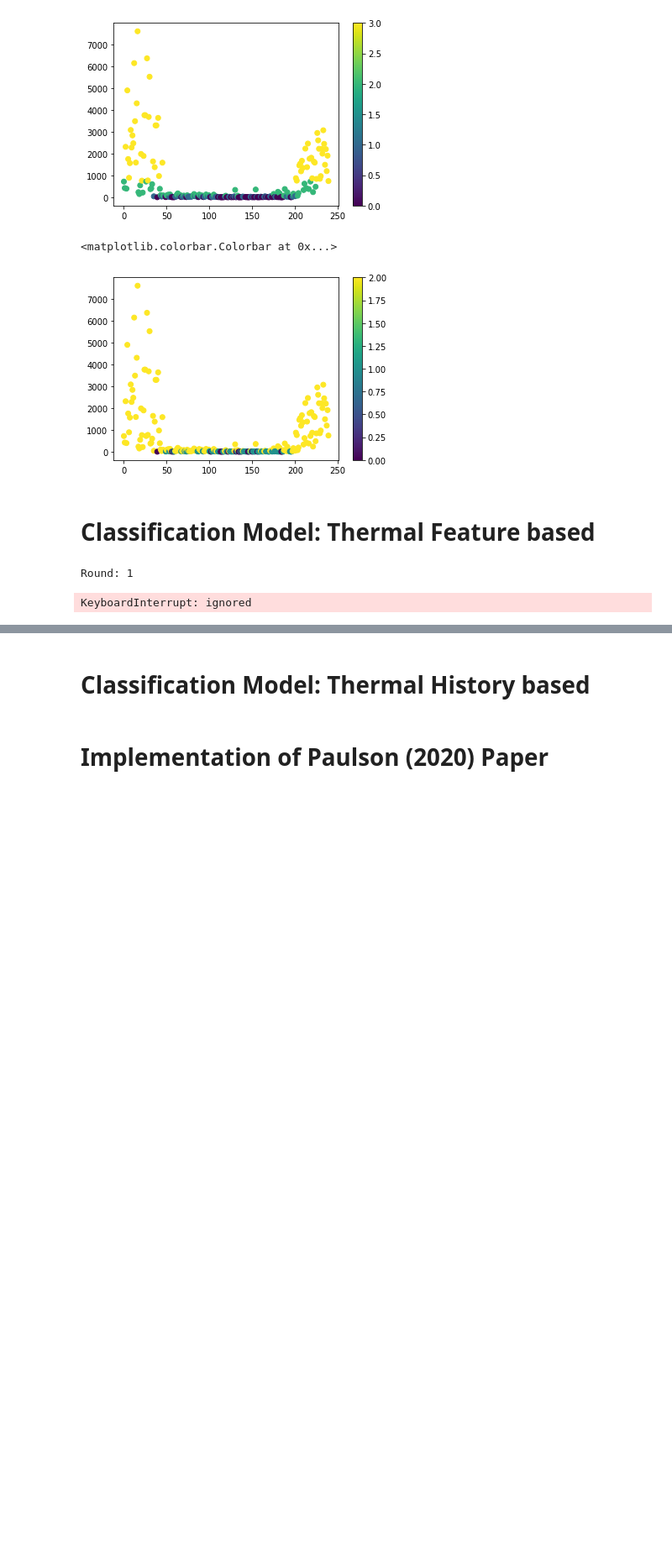
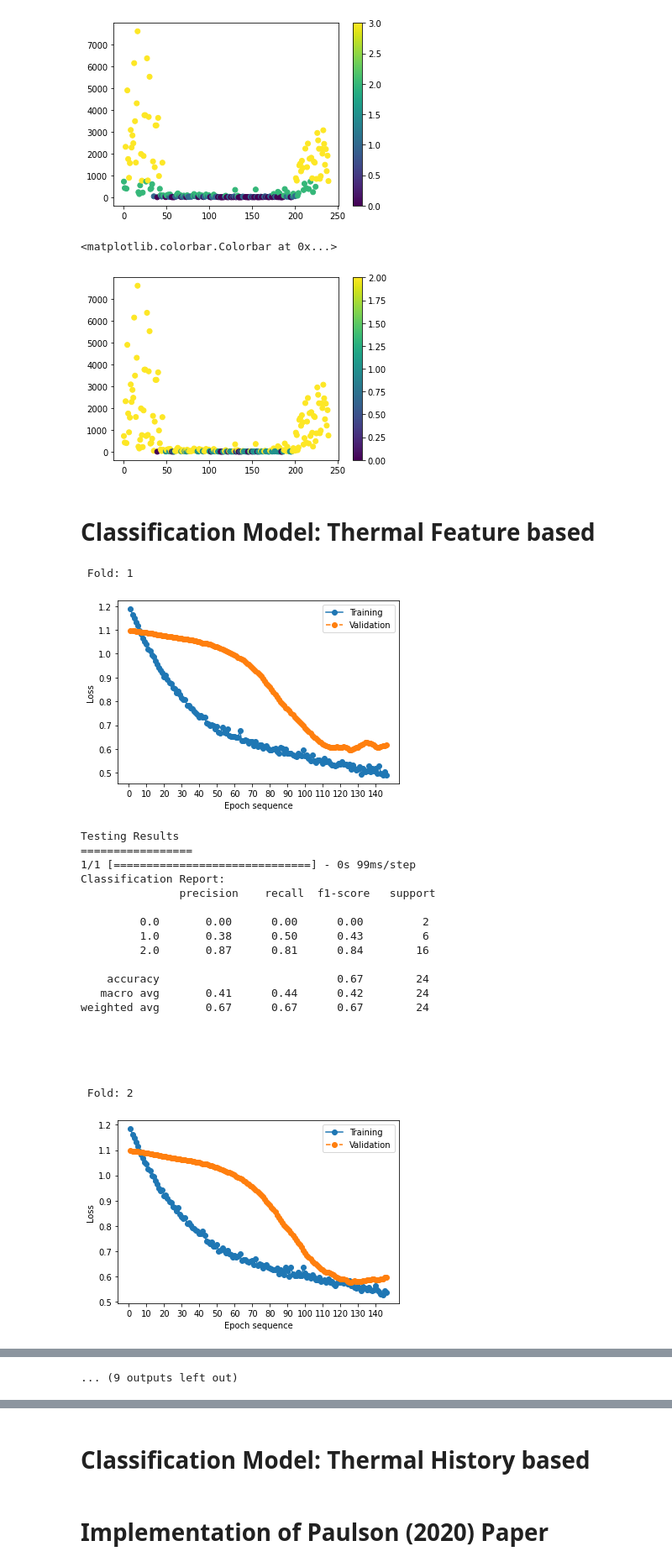
Before and after one commit to nazmulhasan202/WIP_NoteBooks, a Jupyter notebook: Classification of Porosity Level.ipynb, the cells around one changed output, grey strips where cells are left out. Shown at 84% size. Cells and saved outputs as stored; diff of their text form; code cells hidden in the pictures; blank space fills up the shorter version.

```diff
--- a/Classification of Porosity Level.ipynb
+++ b/Classification of Porosity Level.ipynb
@@ -403,7 +407,7 @@ def get_classifier_model(X_train, classes_train):
 
   early_callbacks = keras.callbacks.EarlyStopping(monitor='val_loss', patience=20)
   classifier_training = classifier_model.fit(X_train, classes_train, epochs=500, batch_size=32, shuffle=True,
-            validation_split = 0.2, callbacks = early_callbacks, verbose=0)
+            validation_split = 0.1, callbacks = early_callbacks, verbose=0)
 
   # early_callbacks = keras.callbacks.EarlyStopping(monitor='loss', patience=20)
   # classifier_training = classifier_model.fit(X_train, classes_train, epochs=100, batch_size=16, shuffle=True, callbacks = early_callbacks, verbose=0)
@@ -469,42 +486,62 @@ plt.colorbar()
 # %%
 train_indexes_list = list(train_indexes_dictionary.keys())
 test_indexes_list = list(test_indexes_dictionary.keys())
-test_f1score_list_TF = []
+result_list = []
 train_f1score_list = []
 train_stacked_array = np.zeros((0, 5))
 test_stacked_array = np.zeros((0, 5))
 
 for i in range(len(train_indexes_list)):
 
-  print('\nRound:',str(i+1))
+  print('\n Fold:',str(i+1))
   X_train = X_features_trimmed[train_indexes_dictionary[train_indexes_list[i]]]
   y_train = y[train_indexes_dictionary[train_indexes_list[i]]]
   # classes_train = classes[train_indexes_dictionary[train_indexes_list[i]]]
   classes_train = new_classes[train_indexes_dictionary[train_indexes_list[i]]]
 
   X_test = X_features_trimmed[test_indexes_dictionary[test_indexes_list[i]]]
   y_test = y[test_indexes_dictionary[test_indexes_list[i]]]
   # classes_test = classes[test_indexes_dictionary[test_indexes_list[i]]]
   classes_test = new_classes[test_indexes_dictionary[test_indexes_list[i]]]
 
   classifier_model, classifier_training = get_classifier_model(X_train, classes_train)
   plt.figure()
   plot_fitting_history(classifier_training)
 
   # print('Training Results\n=================')
   # train_classification_results = get_classificaion_results(classifier_model,X_train,classes_train)
   # train_classwise_results, train_f1score = classification_results(train_classification_results)
   # train_stacked_array = np.vstack((train_stacked_array,train_classwise_results))
   # train_f1score_list.append(train_f1score)
 
   print('Testing Results\n=================')
   test_classification_results = get_classificaion_results(classifier_model,X_test,classes_test)
   # test_classwise_results, test_f1score = classification_results(test_classification_results)
   test_classwise_results = classification_results(test_classification_results)
 
   test_stacked_array = np.vstack((test_stacked_array,test_classwise_results))
-  # test_f1score_list_TF.append(test_f1score)
+  # result_list.append(test_f1score)
   print('\n\n')
 # %% [output]
-Round: 1
+ Fold: 1
+[figure, added]
-KeyboardInterrupt: ignored
+Testing Results
+=================
+1/1 [==============================] - 0s 99ms/step
+Classification Report:
+               precision    recall  f1-score   support
+
+         0.0       0.00      0.00      0.00         2
+         1.0       0.38      0.50      0.43         6
+         2.0       0.87      0.81      0.84        16
+
+    accuracy                           0.67        24
+   macro avg       0.41      0.44      0.42        24
+weighted avg       0.67      0.67      0.67        24
+
+
+
+
+
+ Fold: 2
+[figure, added]
@@ -511 +627,2 @@ KeyboardInterrupt: ignored
+... (9 outputs left out)
 # %%
```
Also changed, not shown: parts of 20 cells of this notebook, 7 other files.
